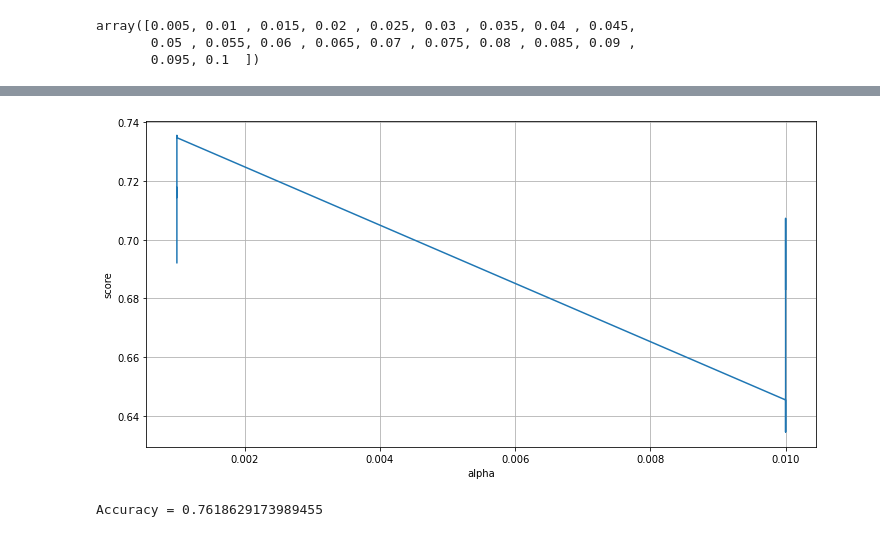
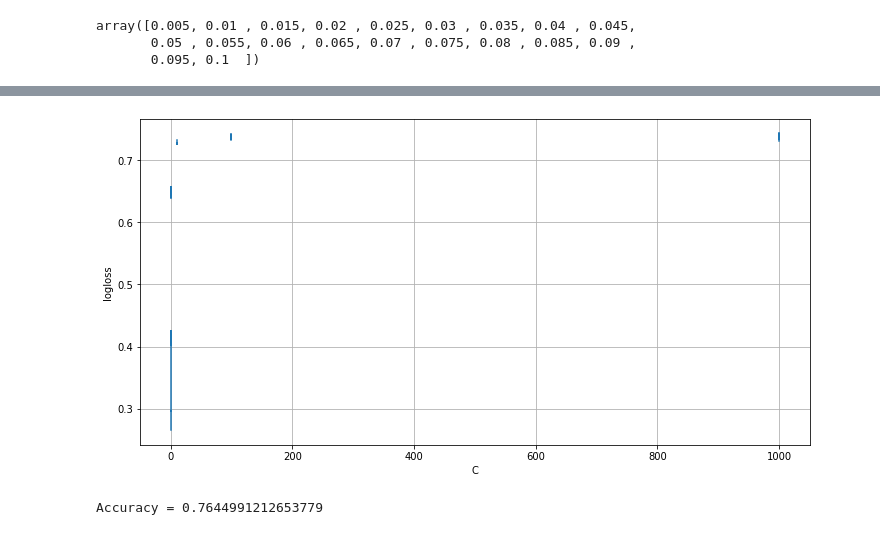
Before and after one commit to bachhvu/Policy-NLP, a Jupyter notebook: Model_Development.ipynb, the cells around one changed output, grey strips where cells are left out. Cells and saved outputs as stored; diff of their text form; code cells hidden in the pictures.

```diff
--- a/Model_Development.ipynb
+++ b/Model_Development.ipynb
@@ -158,12 +158,8 @@ segments_train, segments_test, targets_train, targets_test = train_test_split(se
 # %%
-from sklearn.linear_model import SGDClassifier
-from sklearn import svm
-import time
-
 #Set up an sklearn pipeline that processes policies, transforms them into a BOW model, applies TFIDF metric,
 #then develops a Naive Bayes classifier.
-text_clf = Pipeline([('vectorizer',CountVectorizer()),
-                     ('tfidf', TfidfTransformer()),
-                     ('clf', SGDClassifier())
-])
+text_clf= Pipeline([('vectorizer',CountVectorizer(ngram_range=(1,3))),
+                    ('tfidf', TfidfTransformer(use_idf=True)),
+                    ('clf', LogisticRegression())
+                    ])
 # %%
@@ -185,11 +171,17 @@ array([0.001, 0.002, 0.003, 0.004, 0.005, 0.006, 0.007, 0.008, 0.009,
 # %%
 #paramater selection
 start_time = time.time()
-parameters = {'vectorizer__ngram_range': [(1, 1), (1, 2),(2,2)],
-               'tfidf__use_idf': (True, False),
-               'clf__alpha': alpha_list,}
-gs_clf = GridSearchCV(text_clf, parameters, n_jobs=-1, cv = 5)
+
+parameters = [{'clf__C': [0.01, 0.1, 1, 10, 100, 1000],
+              'clf__penalty': ['l1','l2'],
+              'clf__solver':  ['newton-cg', 'lbfgs', 'liblinear', 'sag', 'saga'],
+              }]
+
+
+gs_clf = GridSearchCV(text_clf, parameters, n_jobs=-1, cv=2, verbose=1)
 gs_clf = gs_clf.fit(segments_train, targets_train)
 train_time = time.time() - start_time
 print('Done training in', train_time, 'seconds.')
+print("Best parameter: ",gs_clf.best_params_)
+print("Best score: ",gs_clf.best_score_)
 # %% [output]
@@ -197,14 +193,14 @@ KeyboardInterrupt: ignored
 # %%
 results = pd.DataFrame()
 # collect alpha list
-results['alpha'] = gs_clf.cv_results_['param_clf__alpha'].data
+results['alpha'] = gs_clf.cv_results_['param_clf__C'].data
 # collect test scores
 results['score'] = gs_clf.cv_results_['mean_test_score'].data
 # %%
 plt.rcParams['figure.figsize'] = (12.0, 6.0)
 plt.plot(results['alpha'], results['score'])
-plt.xlabel('alpha')
-plt.ylabel('score')
+plt.xlabel('C')
+plt.ylabel('logloss')
 plt.grid()
 # %% [output]
-[figure, old version]
+[figure, new version]
@@ -214,11 +214,6 @@ print(gs_clf.best_params_)
 # %%
-text_clf_final = Pipeline([('vectorizer',CountVectorizer(ngram_range=(1,2))),
-                     ('tfidf', TfidfTransformer(use_idf=True)),
-                     ('clf', SGDClassifier(alpha=0.001))
-])
-
 text_clf_final.fit(segments_train,targets_train)
 preds = text_clf_final.predict(segments_test)
 print('Accuracy =', np.mean(preds == targets_test))
 # %% [output]
-Accuracy = 0.7618629173989455
+Accuracy = 0.7644991212653779
```
Also changed, not shown: parts of 16 cells of this notebook.
